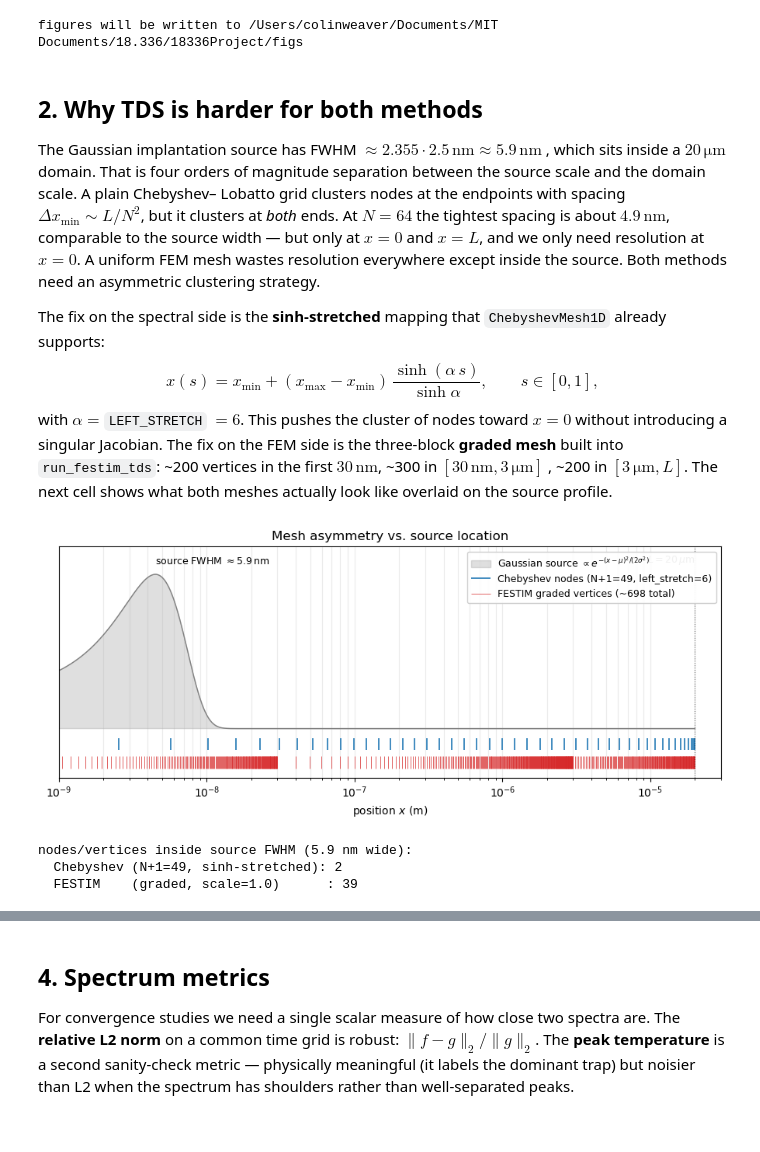
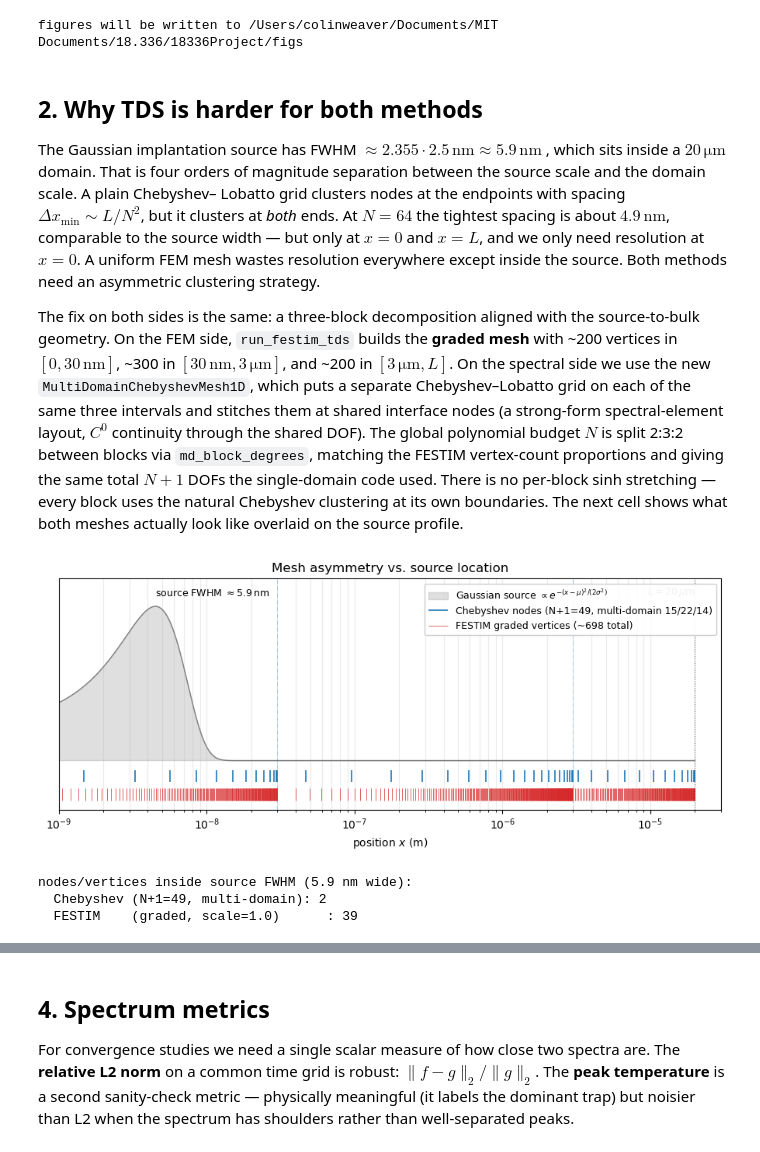
Before and after one commit to WeaverC20/18336Project, a Jupyter notebook: python/tds_inverse.ipynb, the cells around one changed output, grey strips where cells are left out. Cells and saved outputs as stored; diff of their text form; code cells hidden in the pictures.

```diff
--- a/python/tds_inverse.ipynb
+++ b/python/tds_inverse.ipynb
@@ -89,13 +95,26 @@ N1_TRUE, N2_TRUE = 1.3e-3, 4e-4   # site fractions (dimensionless)
 E1_TRUE, E2_TRUE = 0.87, 1.0      # detrapping activation energies (eV)
 THETA_TRUE = np.array([N1_TRUE, N2_TRUE, E1_TRUE, E2_TRUE])
 
-# Sinh-stretch alpha for the Chebyshev mesh: bigger -> nodes pile up more
-# aggressively near x=0 where the Gaussian source lives. alpha=6 keeps a
-# meaningful cluster near the source while leaving enough bulk nodes for
-# the trapped-H profile that develops during the TDS ramp -- more extreme
-# values (e.g. alpha=8 or 9) over-cluster and the sweep stops converging
-# in the tested N range.
-LEFT_STRETCH = 6.0
+# Multi-domain Chebyshev mesh: same three breakpoints as the FESTIM
+# graded mesh (the 200/300/200 vertex blocks). The global polynomial
+# budget N is split across blocks in MD_RATIOS = 2:3:2 proportion -- the
+# same ratio FESTIM uses to allocate vertices -- so total mesh DOFs is
+# N+1, matching the single-domain convention used in the Cheb sweep.
+# No per-block stretching; the asymmetric clustering near x=0 comes
+# entirely from the block boundaries.
+MD_BREAKS = [0.0, 30e-9, 3e-6, L]
+MD_RATIOS = (2, 3, 2)
+
+
+def md_block_degrees(N):
+    '''Split a global polynomial budget N into 3 per-block degrees in
+    MD_RATIOS proportion such that N1 + N2 + N3 = N (total DOFs = N+1).'''
+    r1, r2, r3 = MD_RATIOS
+    s = r1 + r2 + r3
+    N1 = max(int(round(r1 * N / s)), 2)
+    N2 = max(int(round(r2 * N / s)), 2)
+    N3 = max(N - N1 - N2, 2)
+    return N1, N2, N3
 
 # trapping prefactor: 4.1e-7 / (1.1e-10^2 * 6 * w_atom_density_in_mol_per_m3).
 # this is the standard McNabb-Foster expression for nu_m as used by FESTIM.
@@ -122,28 +141,33 @@ resolution at $x=0$. A uniform FEM mesh wastes resolution everywhere
 except inside the source. Both methods need an asymmetric clustering
 strategy.
 
-The fix on the spectral side is the **sinh-stretched** mapping that
-`ChebyshevMesh1D` already supports:
-$$
-x(s) = x_\min + (x_\max - x_\min) \, \frac{\sinh(\alpha\, s)}{\sinh \alpha},
-\qquad s \in [0, 1],
-$$
-with $\alpha = $`LEFT_STRETCH` $= 6$. This pushes the cluster of nodes toward $x = 0$
-without introducing a singular Jacobian. The fix on the FEM side is the
-three-block **graded mesh** built into `run_festim_tds`: ~200 vertices
-in the first $30\,\mathrm{nm}$, ~300 in $[30\,\mathrm{nm}, 3\,
-\mathrm{\mu m}]$, ~200 in $[3\,\mathrm{\mu m}, L]$. The next cell
-shows what both meshes actually look like overlaid on the source
-profile.
+The fix on both sides is the same: a three-block decomposition aligned
+with the source-to-bulk geometry. On the FEM side, `run_festim_tds`
+builds the **graded mesh** with ~200 vertices in $[0, 30\,\mathrm{nm}]$,
+~300 in $[30\,\mathrm{nm}, 3\,\mathrm{\mu m}]$, and ~200 in
+$[3\,\mathrm{\mu m}, L]$. On the spectral side we use the new
+`MultiDomainChebyshevMesh1D`, which puts a separate Chebyshev–Lobatto
+grid on each of the same three intervals and stitches them at shared
+interface nodes (a strong-form spectral-element layout, $C^0$ continuity
+through the shared DOF). The global polynomial budget $N$ is split
+2:3:2 between blocks via `md_block_degrees`, matching the FESTIM
+vertex-count proportions and giving the same total $N+1$ DOFs the
+single-domain code used. There is no per-block sinh stretching — every
+block uses the natural Chebyshev clustering at its own boundaries.
+The next cell shows what both meshes actually look like overlaid on
+the source profile.
 # %%
 # Mesh-and-source visualisation: why we cluster nodes near x=0.
 # Top: filled grey Gaussian source profile (normalised).
-# Middle ticks: sinh-stretched Chebyshev nodes (N=48, left_stretch=LEFT_STRETCH).
+# Middle ticks: multi-domain Chebyshev nodes (N=48, three blocks at MD_BREAKS).
 # Bottom ticks: FESTIM graded mesh vertices at scale=1.0.
 # log-x so the 5.9 nm FWHM and the 20 um domain are both visible.
 
-# Chebyshev mesh
-cheb_mesh_viz = CF.ChebyshevMesh1D(N=48, x_max=L, left_stretch=LEFT_STRETCH)
+# Chebyshev mesh: three blocks on the same breakpoints FESTIM uses,
+# polynomial degrees split 2:3:2 to match the vertex-count proportions.
+N_VIZ = 48
+N1_v, N2_v, N3_v = md_block_degrees(N_VIZ)
+cheb_mesh_viz = CF.MultiDomainChebyshevMesh1D(breaks=MD_BREAKS, Ns=[N1_v, N2_v, N3_v])
 cheb_x = np.asarray(cheb_mesh_viz.x)
 cheb_x_pos = cheb_x[cheb_x > 0]  # log-x can't show x=0; flag it separately
 
@@ -170,7 +194,11 @@ ax.plot(xx, g, color="grey", lw=1.0)
 # Chebyshev node ticks (just above the source baseline)
 y_cheb = -0.10
 ax.vlines(cheb_x_pos, y_cheb - 0.04, y_cheb + 0.04,
-          color="C0", lw=1.2, label=f"Chebyshev nodes (N+1=49, left_stretch={LEFT_STRETCH:g})")
+          color="C0", lw=1.2,
+          label=f"Chebyshev nodes (N+1={N_VIZ+1}, multi-domain {N1_v+1}/{N2_v+1}/{N3_v+1})")
+# Mark the block interfaces so the three regions are visible.
+for xb in MD_BREAKS[1:-1]:
+    ax.axvline(xb, color="C0", ls="-.", lw=0.6, alpha=0.4)
 
 # FESTIM vertex ticks (further below)
 y_fes = -0.22
@@ -178,37 +206,37 @@ ax.vlines(fes_x_pos, y_fes - 0.04, y_fes + 0.04,
           color="C3", lw=0.6, alpha=0.85,
           label=f"FESTIM graded vertices (~{len(fes_x)} total)")
 
 # domain endpoints
 ax.axvline(L, color="k", ls=":", lw=0.8, alpha=0.6)
 ax.text(L, 1.05, r"$L = 20\,\mu\mathrm{m}$", ha="right", va="bottom", fontsize=9)
 ax.text(CENTER, 1.05, r"source FWHM $\approx 5.9\,\mathrm{nm}$",
         ha="left", va="bottom", fontsize=9)
 
 ax.set_xscale("log")
 ax.set_xlim(1e-9, L * 1.5)
 ax.set_ylim(-0.32, 1.18)
 ax.set_xlabel("position $x$ (m)")
 ax.set_yticks([])
 ax.set_title("Mesh asymmetry vs. source location")
 ax.legend(loc="upper right", fontsize=9, framealpha=0.95)
 ax.grid(alpha=0.25, which="both", axis="x")
 
 fig.tight_layout()
 fig.savefig(os.path.join(FIG_DIR, "tds_mesh_source.pdf"), bbox_inches="tight")
 plt.show()
 
 # how many nodes/vertices actually fall inside the source FWHM (~ +/- 2.94 nm)
 fwhm = 2.355 * WIDTH
 in_fwhm_lo, in_fwhm_hi = CENTER - 0.5 * fwhm, CENTER + 0.5 * fwhm
 n_cheb_in = int(((cheb_x >= in_fwhm_lo) & (cheb_x <= in_fwhm_hi)).sum())
 n_fes_in = int(((fes_x >= in_fwhm_lo) & (fes_x <= in_fwhm_hi)).sum())
 print(f"nodes/vertices inside source FWHM ({fwhm*1e9:.1f} nm wide):")
-print(f"  Chebyshev (N+1=49, sinh-stretched): {n_cheb_in}")
+print(f"  Chebyshev (N+1={N_VIZ+1}, multi-domain): {n_cheb_in}")
 print(f"  FESTIM    (graded, scale=1.0)      : {n_fes_in}")
 # %% [output]
-[figure, old version]
+[figure, new version]
 nodes/vertices inside source FWHM (5.9 nm wide):
-  Chebyshev (N+1=49, sinh-stretched): 2
+  Chebyshev (N+1=49, multi-domain): 2
   FESTIM    (graded, scale=1.0)      : 39
 # %% [markdown]
 ## 3. The two forward solvers
```
Also changed, not shown: parts of 12 cells of this notebook, 12 other files.
